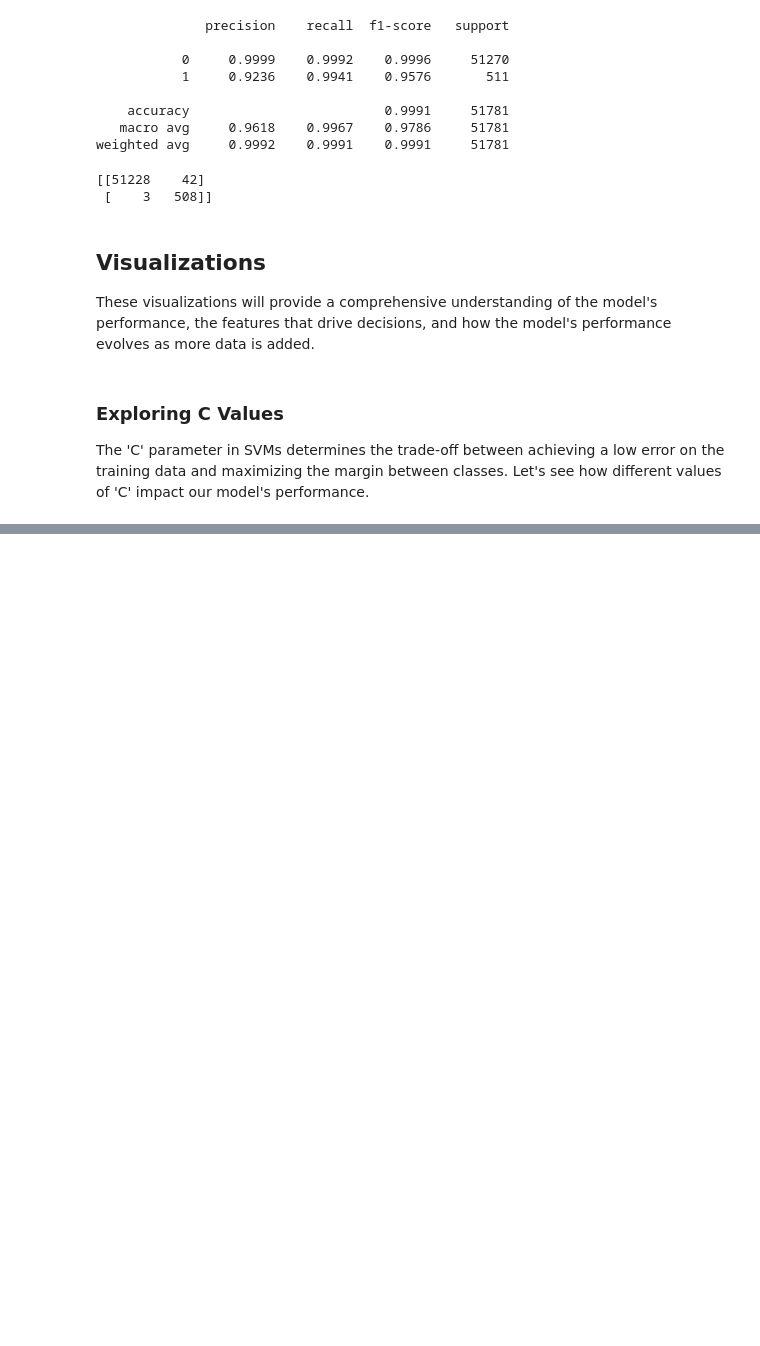
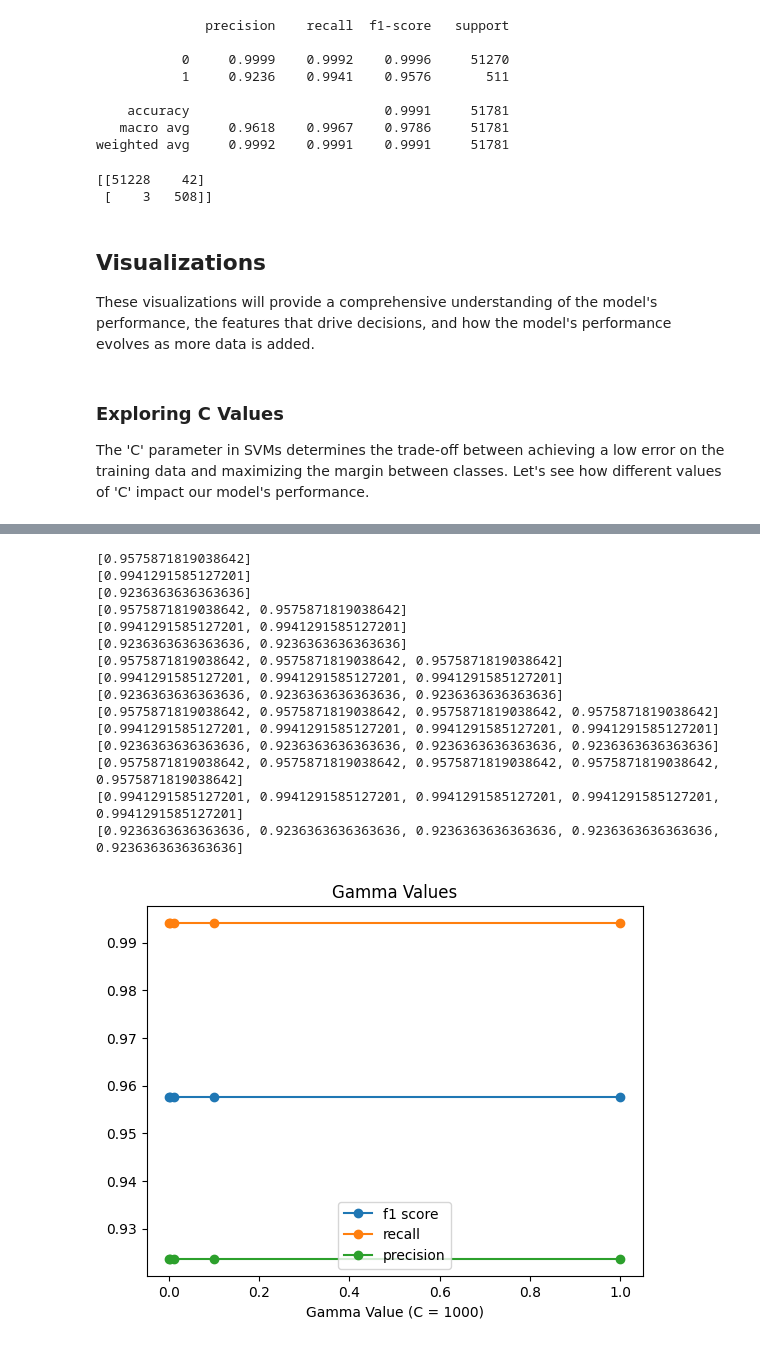
Before and after one commit to BsmittyBkk/DAEN690-Karate_Choppers, a Jupyter notebook: notebooks/visualization_svm_dr.ipynb, the cells around one changed output, grey strips where cells are left out. Saved outputs shown, nothing was run; the diff lists cells and outputs as text; code cells hidden in the pictures; blank space fills up the shorter version.

```diff
--- a/notebooks/visualization_svm_dr.ipynb
+++ b/notebooks/visualization_svm_dr.ipynb
@@ -172,52 +150,50 @@ The gamma parameter is specific to the 'rbf' kernel in SVMs. It defines how far
 # %%
 # Gamma Values
 
 # define lists to collect scores
-train_f1_scores, test_f1_scores = list(), list()
-train_recall_scores, test_recall_scores = list(), list()
-train_prec_scores, test_prec_scores = list(), list()
+test_f1_scores = list()
+test_recall_scores = list()
+test_prec_scores = list()
 
 # define list of C values to plot
 gamma_values = [1, 0.1, 0.01, 0.001, 0.0001]
 
 for g in gamma_values:
-    # configure the model
-    model = SVC(kernel='rbf', gamma=g, C=1000, class_weight='balanced', random_state=42)
-    # fit the training dataset
-    model.fit(X_train, y_train.values.ravel())
-    # evaluate training dataset
-    train_yhat = model.predict(X_train)
-    train_f1 = f1_score(y_train, train_yhat)
-    train_recall = recall_score(y_train, train_yhat)
-    train_prec = precision_score(y_train, train_yhat)
-    train_f1_scores.append(train_f1)
-    print(train_f1_scores)
-    train_recall_scores.append(train_recall)
-    print(train_recall_scores)
-    train_prec_scores.append(train_prec)
-    print(train_prec_scores)
     # evaluate test dataset
-    test_yhat = model.predict(x_test)
+    test_yhat = best_model.predict(X_test)
     test_f1 = f1_score(y_test, test_yhat)
     test_recall = recall_score(y_test, test_yhat)
     test_prec = precision_score(y_test, test_yhat)
     test_f1_scores.append(test_f1)
     print(test_f1_scores)
     test_recall_scores.append(test_recall)
     print(test_recall_scores)
     test_prec_scores.append(test_prec)
     print(test_prec_scores)
-    # summarize progress
-    print('f1: >%d, train: %.3f, test: %.3f' % (g, train_f1, test_f1))
-    print('recall: >%d, train: %.3f, test: %.3f' % (g, train_recall, test_recall))
-    print('precision: >%d, train: %.3f, test: %.3f' % (g, train_prec, test_prec))
 
 
 # plot of train and test scores vs tree depth
 plt.plot(gamma_values, test_f1_scores, '-o', label='f1 score')
 plt.plot(gamma_values, test_recall_scores, '-o', label='recall')
 plt.plot(gamma_values, test_prec_scores, '-o', label='precision')
 plt.legend()
 plt.title("Gamma Values")
 plt.xlabel("Gamma Value (C = 1000)")
 plt.show()
+# %% [output]
+[0.9575871819038642]
+[0.9941291585127201]
+[0.9236363636363636]
+[0.9575871819038642, 0.9575871819038642]
+[0.9941291585127201, 0.9941291585127201]
+[0.9236363636363636, 0.9236363636363636]
+[0.9575871819038642, 0.9575871819038642, 0.9575871819038642]
+[0.9941291585127201, 0.9941291585127201, 0.9941291585127201]
+[0.9236363636363636, 0.9236363636363636, 0.9236363636363636]
+[0.9575871819038642, 0.9575871819038642, 0.9575871819038642, 0.9575871819038642]
+[0.9941291585127201, 0.9941291585127201, 0.9941291585127201, 0.9941291585127201]
+[0.9236363636363636, 0.9236363636363636, 0.9236363636363636, 0.9236363636363636]
+[0.9575871819038642, 0.9575871819038642, 0.9575871819038642, 0.9575871819038642, 0.9575871819038642]
+[0.9941291585127201, 0.9941291585127201, 0.9941291585127201, 0.9941291585127201, 0.9941291585127201]
+[0.9236363636363636, 0.9236363636363636, 0.9236363636363636, 0.9236363636363636, 0.9236363636363636]
+[figure, added]
```
Also changed, not shown: parts of 3 cells of this notebook, 1 other file.
